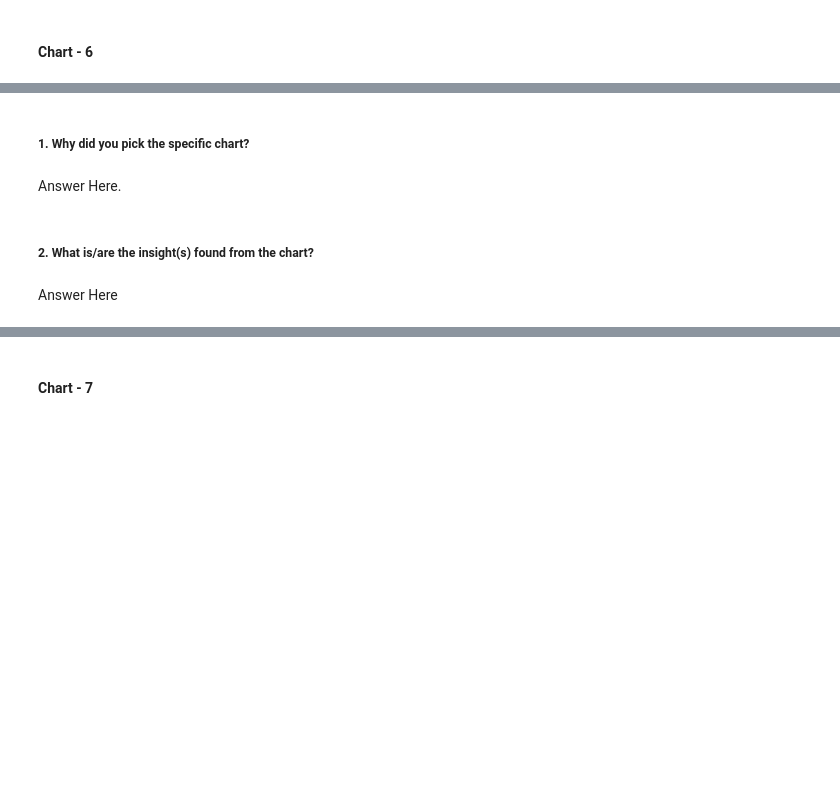
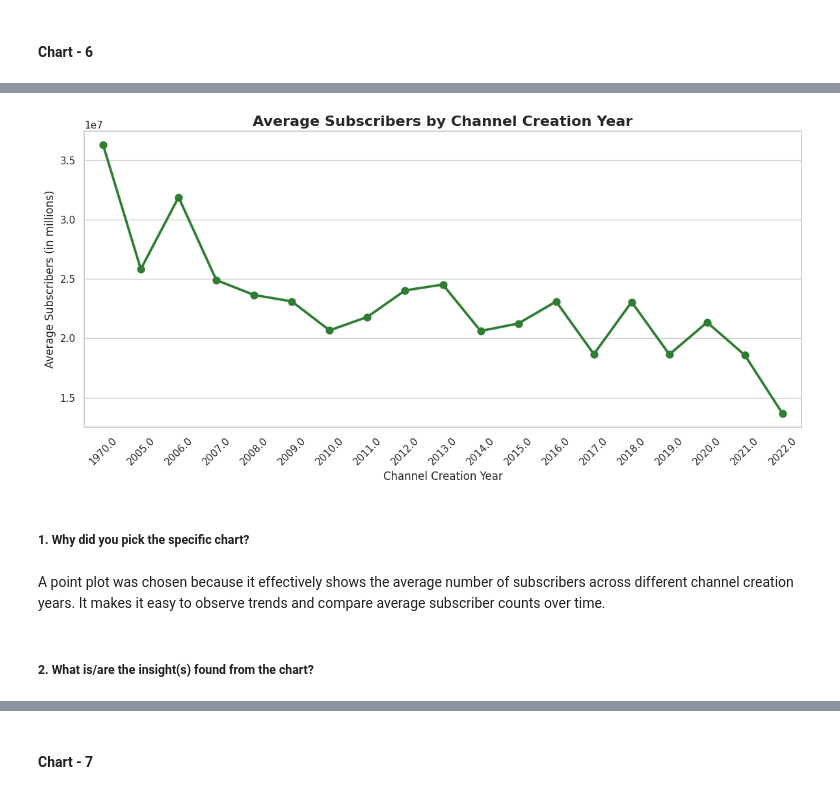
Before and after one commit to Sneha8126/Sneha-EDA-Submission-Template, a Jupyter notebook: Sneha_EDA_Submission_Template.ipynb, the cells around one changed output, grey strips where cells are left out. Drawn from its saved outputs; the diff is of its cells as text; code cells hidden in the pictures; blank space fills up the shorter version.

```diff
--- a/Sneha_EDA_Submission_Template.ipynb
+++ b/Sneha_EDA_Submission_Template.ipynb
@@ -651,8 +669,32 @@ No. The correlation heatmap shows only the strength and direction of relationshi
+# %%
+
+sns.set_theme(style="whitegrid")
+plt.figure(figsize=(12,6))
+
+sns.pointplot(
+    data=df,
+    x='created_year',
+    y='subscribers',
+    estimator='mean',
+    errorbar=None,
+    color='#2e7d32'
+)
+
+plt.title("Average Subscribers by Channel Creation Year",
+          fontsize=16,
+          fontweight='bold')
+
+plt.xlabel("Channel Creation Year",fontsize=12)
+plt.ylabel("Average Subscribers (in millions)",fontsize=12)
+
+plt.xticks(rotation=45)
+plt.tight_layout()
+plt.show()
+# %% [output]
+[figure, added]
 # %% [markdown]
 ##### 1. Why did you pick the specific chart?
-# %% [markdown]
-Answer Here.
+# %% [markdown]
+A point plot was chosen because it effectively shows the average number of subscribers across different channel creation years. It makes it easy to observe trends and compare average subscriber counts over time.
 # %% [markdown]
 ##### 2. What is/are the insight(s) found from the chart?
-# %% [markdown]
-Answer Here
```
Also changed, not shown: parts of 8 cells of this notebook.
